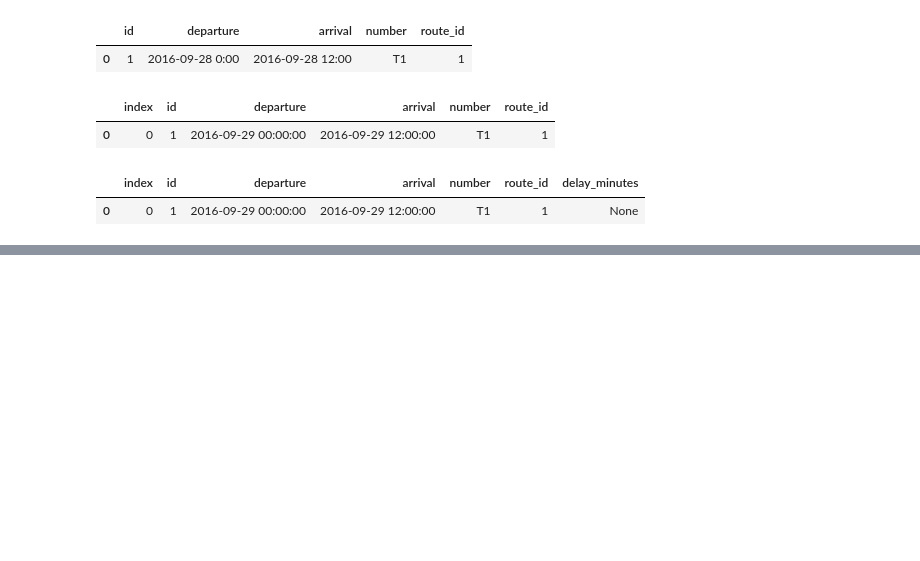
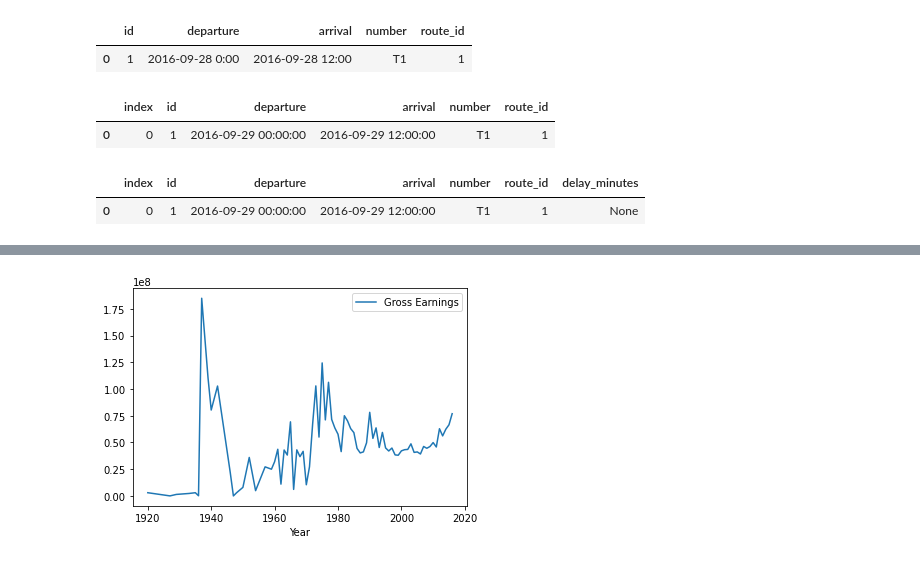
Before and after one commit to RedOx22/real-world-machine-learning, a Jupyter notebook: Importing_data_with_pandas.ipynb, the cells around one changed output, grey strips where cells are left out. Drawn from its saved outputs; the diff is of its cells as text; code cells hidden in the pictures; blank space fills up the shorter version.

```diff
--- a/Importing_data_with_pandas.ipynb
+++ b/Importing_data_with_pandas.ipynb
@@ -89,0 +171,4 @@ df
+# %%
+# Pivot analysis in Pandas
+movies_subset = movies[['Year', 'Gross Earnings']]
+movies_subset.head()
@@ -89,0 +183,3 @@ df
+# %%
+earnings_by_year = movies_subset.pivot_table(index=['Year'])
+earnings_by_year.head()
@@ -89,0 +194,5 @@ df
+# %%
+earnings_by_year.plot()
+plt.show()
+# %% [output]
+[figure, added]
```
Also changed, not shown: parts of 18 cells of this notebook.
